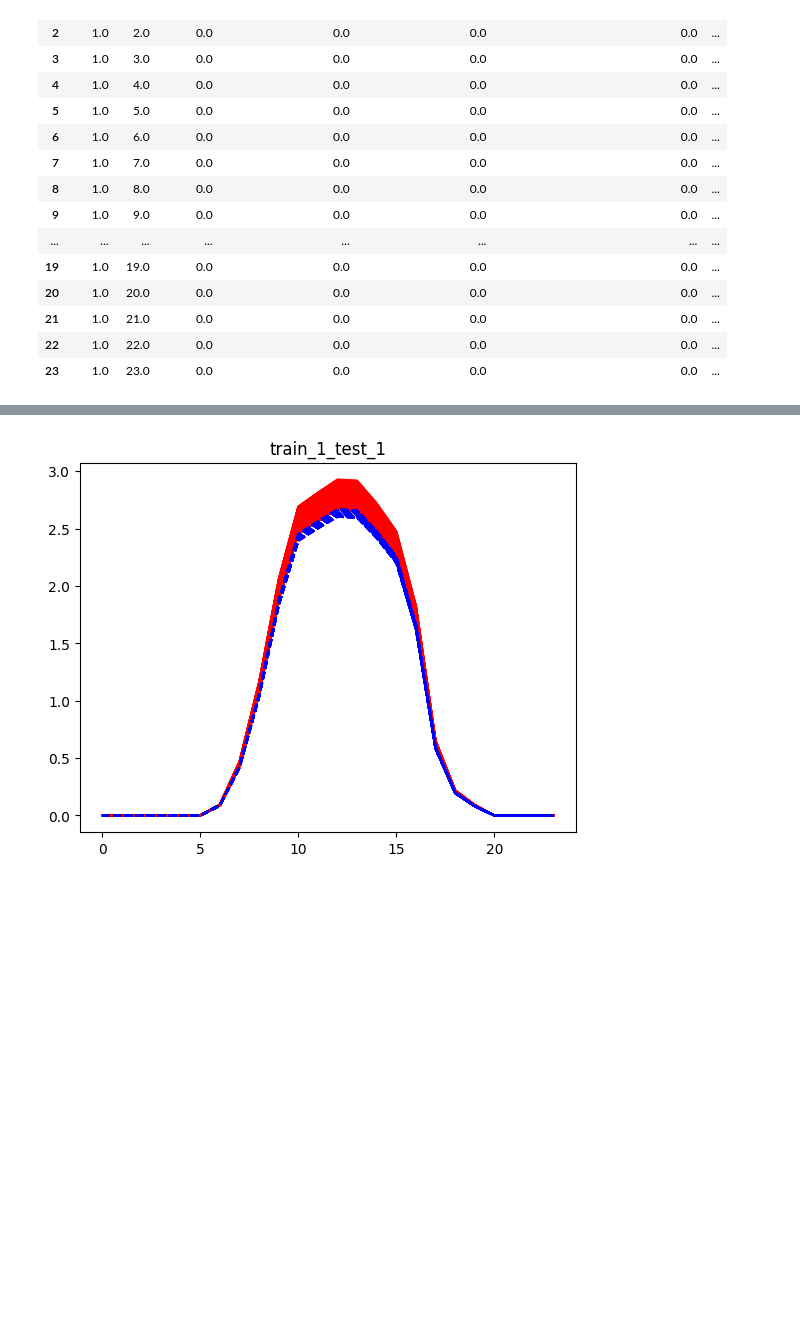
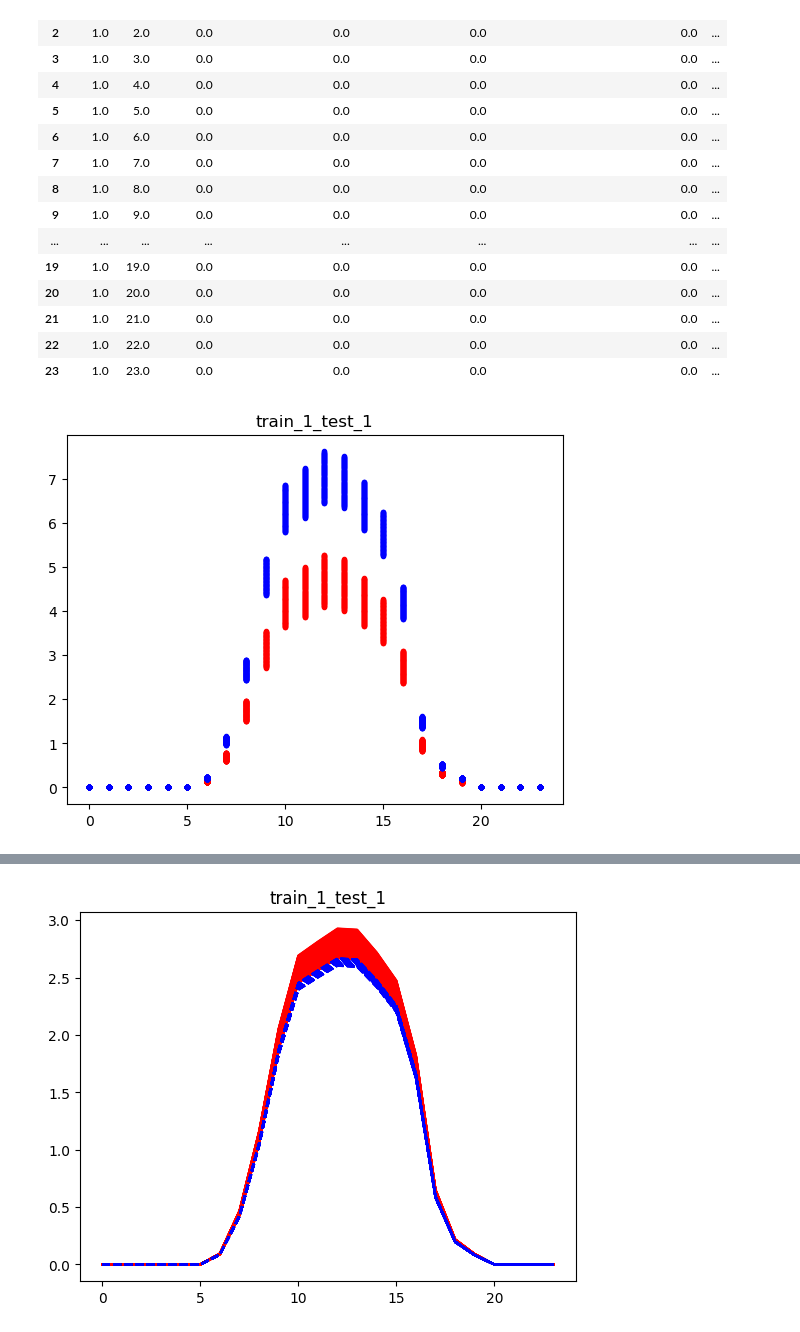
Before and after one commit to Optimization-and-Machine-Learning-Lab/energy_fed_trpo, a Jupyter notebook: CityLearn/citylearn/data/gen_data/banma.ipynb, the cells around one changed output, grey strips where cells are left out. Saved outputs shown, nothing was run; the diff lists cells and outputs as text; code cells hidden in the pictures; blank space fills up the shorter version.

```diff
--- a/CityLearn/citylearn/data/gen_data/banma.ipynb
+++ b/CityLearn/citylearn/data/gen_data/banma.ipynb
@@ -12,7 +12,7 @@ for b in range(1, 6):
 # %%
 w_data = []
 for b in range(1, 6):
-    file_path = "/home/yunxiang.li/FRL/CityLearn/citylearn/data/gen_data/weather_"+str(b)+".csv"
+    file_path = "./weather_"+str(b)+".csv"
     w_data.append(pd.read_csv(file_path))
 # %%
 b_data[0]
@@ -48,11 +48,11 @@ def draw_graph(b1, b2, index):
     hum_test = []
     for temp_random in np.linspace(15, 20, 100):
         temp_train.append(w_data[b1]["Outdoor Drybulb Temperature [C]"] + temp_random)
-    for temp_random in np.linspace(20, 21, 100):
+    for temp_random in np.linspace(25, 30, 100):
         temp_test.append(w_data[b2]["Outdoor Drybulb Temperature [C]"] + temp_random)
-    for hum_random in np.linspace(0, 50, 100):
+    for hum_random in np.linspace(20, 40, 100):
         hum_train.append(w_data[b1]["Relative Humidity [%]"] + hum_random)
-    for hum_random in np.linspace(50, 51, 100):
+    for hum_random in np.linspace(50, 70, 100):
         hum_test.append(w_data[b2]["Relative Humidity [%]"] + hum_random)
     temp_train = np.array(temp_train)
     temp_test = np.array(temp_test)
@@ -86,9 +86,15 @@ def draw_graph(b1, b2, index):
     plot_demand_test = np.array(plot_demand_test)
 
     for i in range(len(plot_demand_train)):
-        plt.plot(day, plot_demand_train[i], 'r-')
+        plt.plot(day, plot_demand_train[i], 'r.')
         # print(plot_demand_train[i-4])
     for i in range(len(plot_demand_test)):
-        plt.plot(day, plot_demand_test[i], 'b--')
+        plt.plot(day, plot_demand_test[i], 'b.')
     plt.title("train_"+str(b1+1)+"_test_"+str(b2+1))
     plt.show()
+# %%
+for i in range(1):
+    for j in range(1):
+        draw_graph(i, j, -1)    # solar generation
+# %% [output]
+[figure, added]
```
Also changed, not shown: parts of 6 cells of this notebook.
